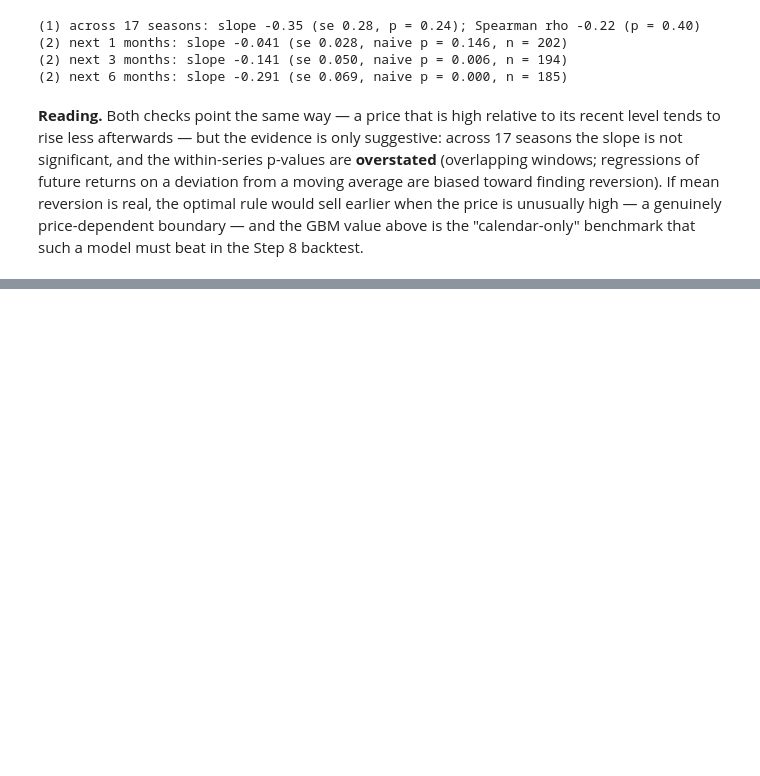
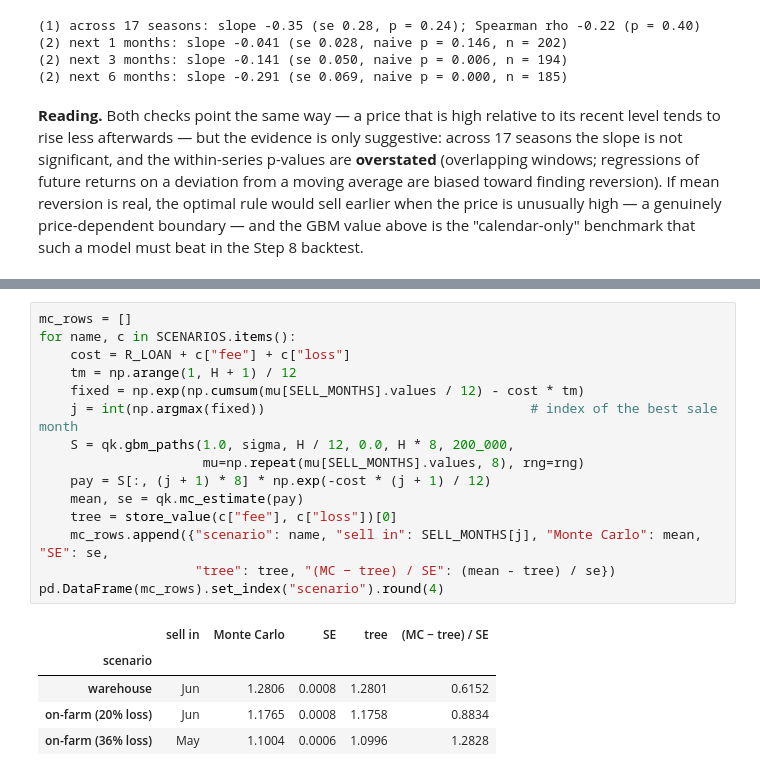
Before and after one commit to thummim-mekuria/erdos_project, a Jupyter notebook: maize_storage_option.ipynb, the cells around one changed output, grey strips where cells are left out. Saved outputs shown, nothing was run; the diff lists cells and outputs as text; blank space fills up the shorter version.

```diff
--- a/maize_storage_option.ipynb
+++ b/maize_storage_option.ipynb
@@ -812,0 +821,21 @@ is unusually high — a genuinely price-dependent boundary — and the GBM value
+# %%
+mc_rows = []
+for name, c in SCENARIOS.items():
+    cost = R_LOAN + c["fee"] + c["loss"]
+    tm = np.arange(1, H + 1) / 12
+    fixed = np.exp(np.cumsum(mu[SELL_MONTHS].values / 12) - cost * tm)
+    j = int(np.argmax(fixed))                                  # index of the best sale month
+    S = qk.gbm_paths(1.0, sigma, H / 12, 0.0, H * 8, 200_000,
+                     mu=np.repeat(mu[SELL_MONTHS].values, 8), rng=rng)
+    pay = S[:, (j + 1) * 8] * np.exp(-cost * (j + 1) / 12)
+    mean, se = qk.mc_estimate(pay)
+    tree = store_value(c["fee"], c["loss"])[0]
+    mc_rows.append({"scenario": name, "sell in": SELL_MONTHS[j], "Monte Carlo": mean, "SE": se,
+                    "tree": tree, "(MC − tree) / SE": (mean - tree) / se})
+pd.DataFrame(mc_rows).set_index("scenario").round(4)
+# %% [output]
+|  | sell in | Monte Carlo | SE | tree | (MC − tree) / SE |
+| scenario |  |  |  |  |  |
+| warehouse | Jun | 1.2806 | 0.0008 | 1.2801 | 0.6152 |
+| on-farm (20% loss) | Jun | 1.1765 | 0.0008 | 1.1758 | 0.8834 |
+| on-farm (36% loss) | May | 1.1004 | 0.0006 | 1.0996 | 1.2828 |
```
Also changed, not shown: parts of 12 cells of this notebook, 2 other files.
